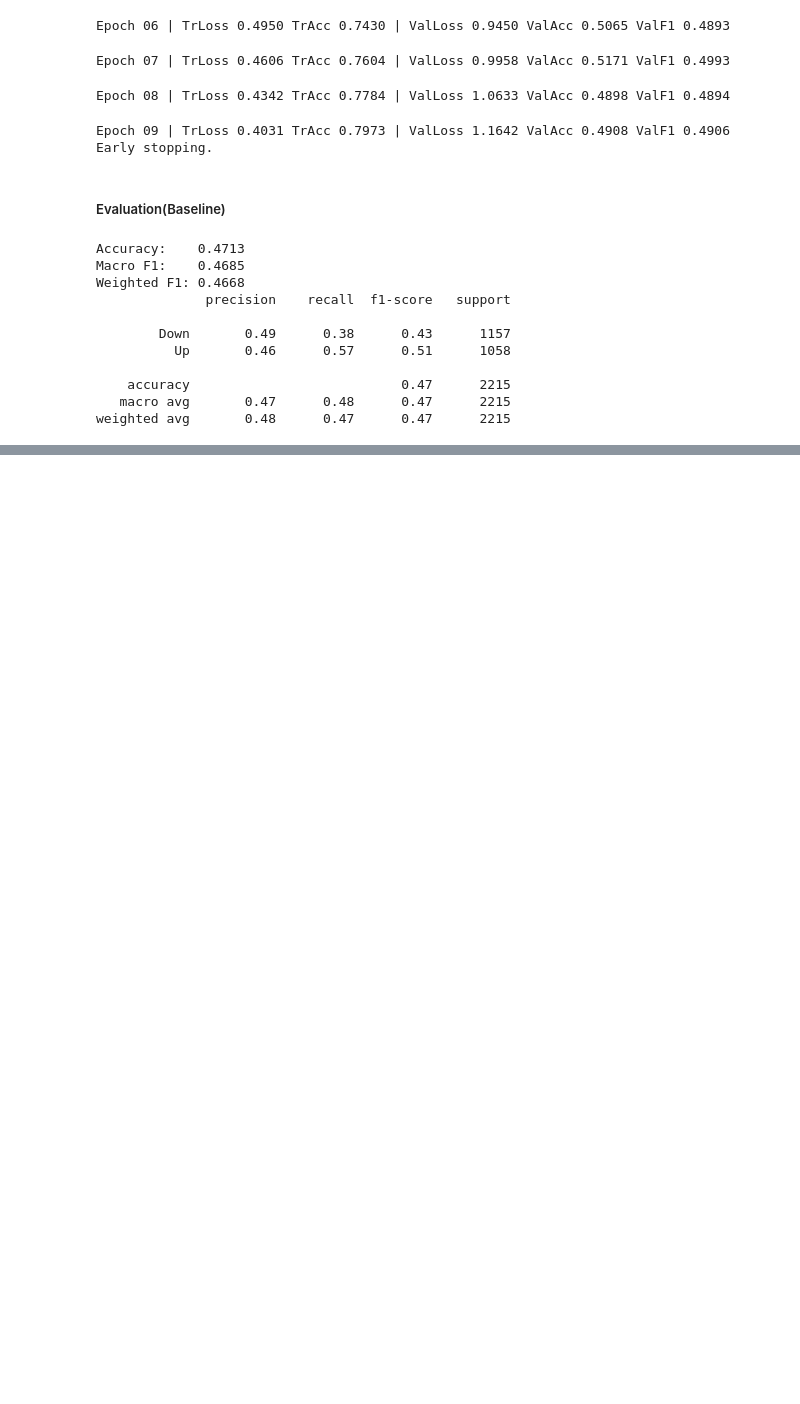
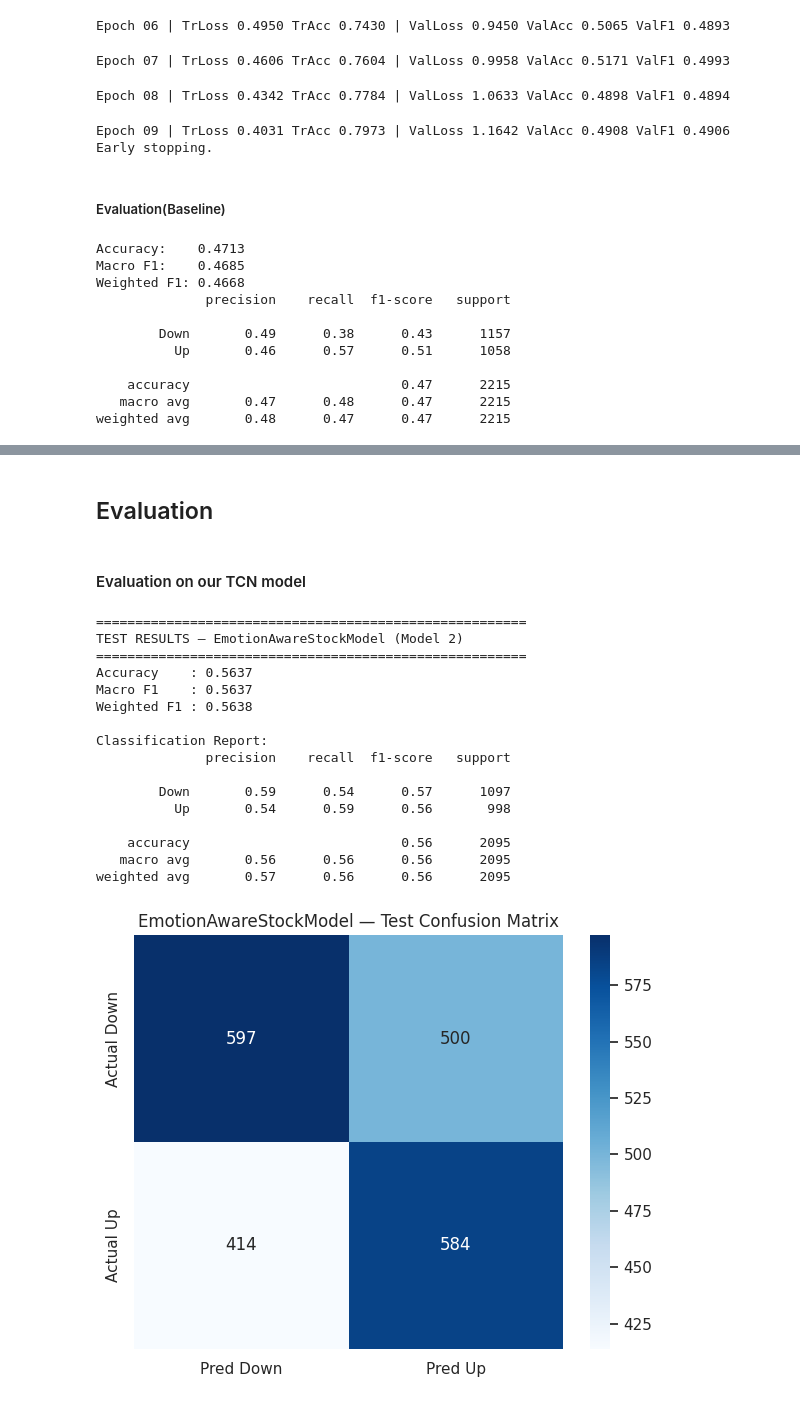
Before and after one commit to Abhinav0909/Stock-Prediction-using-Contrastive-Learning, a Jupyter notebook: Stock Prediction.ipynb, the cells around one changed output, grey strips where cells are left out. Drawn from its saved outputs; the diff is of its cells as text; code cells hidden in the pictures; blank space fills up the shorter version.

```diff
--- a/Stock Prediction.ipynb
+++ b/Stock Prediction.ipynb
@@ -1034,7 +1039,7 @@ from transformers import pipeline
 device = 0 if torch.cuda.is_available() else -1
 classifier = pipeline(
     'text-classification',
-    model='vamossyd/emtract-distilbert-base-uncased-emotion',
+    model='/content/drive/MyDrive/Practicum/emtract-distilbert-base-uncased-emotion',
     device=device,
     model_kwargs={'torch_dtype': torch.float16} if device == 0 else {}
 )
@@ -1427,7 +1434,7 @@ from transformers import pipeline
 device = 0 if torch.cuda.is_available() else -1
 classifier = pipeline(
     'text-classification',
-    model='vamossyd/emtract-distilbert-base-uncased-emotion',
+    model='/content/drive/MyDrive/Practicum/emtract-distilbert-base-uncased-emotion',
     device=device,
     model_kwargs={'torch_dtype': torch.float16} if device == 0 else {}
 )
@@ -3052,0 +3250,9 @@ weighted avg       0.48      0.47      0.47      2215
+# %%
+train_dataset_cl = ContrastiveDataset(X_tw_train_s, X_pr_train_s, y_cl, weights=seq_weights, noise_std=0.05, score_noise=0.02)
+val_dataset_cl   = ContrastiveDataset(X_tw_val_s,   X_pr_val_s,   y_val_cl, weights=None, noise_std=0.0, score_noise=0.0)
+
+train_loader_cl = DataLoader(train_dataset_cl, batch_size=256, shuffle=True,  worker_init_fn=worker_init_fn, num_workers=1)
+val_loader_cl   = DataLoader(val_dataset_cl,   batch_size=128, shuffle=False, worker_init_fn=worker_init_fn, num_workers=1)
+
+print(f"Train batches : {len(train_loader_cl)}")
+print(f"Val batches   : {len(val_loader_cl)}")
@@ -3052,0 +3571,57 @@ weighted avg       0.48      0.47      0.47      2215
+# %% [markdown]
+##  Evaluation
+# %% [markdown]
+#### Evaluation on our TCN model
+# %%
+test_dataset_final = ContrastiveDataset(X_tw_test_s, X_pr_test_s, y_test_cl, noise_std=0.0, score_noise=0.0)
+test_loader_final  = DataLoader(test_dataset_final, batch_size=64, shuffle=False)
+
+model_cl.eval()
+test_labels_all, test_probs_raw_all = [], []
+
+with torch.no_grad():
+    for tw1, pr1, _, _, _, _, lbl, _ in test_loader_final:
+        tw1, pr1   = tw1.to(DEVICE), pr1.to(DEVICE)
+        logits, *_ = model_cl(tw1, pr1)
+        probs      = torch.softmax(logits, dim=1)[:, 1]
+        test_labels_all.extend(lbl.numpy())
+        test_probs_raw_all.extend(probs.cpu().numpy())
+
+test_probs_raw_all = np.array(test_probs_raw_all)
+test_labels_all    = np.array(test_labels_all)
+test_preds_final = (test_probs_raw_all >= BEST_THRESHOLD).astype(int)
+print("\n" + "="*55)
+print("TEST RESULTS — EmotionAwareStockModel (Model 2)")
+print("="*55)
+print(f"Accuracy    : {np.mean(test_preds_final == test_labels_all):.4f}")
+print(f"Macro F1    : {f1_score(test_labels_all, test_preds_final, average='macro'):.4f}")
+print(f"Weighted F1 : {(f1_score(test_labels_all, test_preds_final, average='weighted')):.4f}")
+print("\nClassification Report:")
+print(classification_report(test_labels_all, test_preds_final, target_names=['Down', 'Up']))
+
+cm = confusion_matrix(test_labels_all, test_preds_final)
+plt.figure(figsize=(6, 5))
+sns.heatmap(cm, annot=True, fmt='d', cmap='Blues',
+            xticklabels=['Pred Down', 'Pred Up'],
+            yticklabels=['Actual Down', 'Actual Up'])
+plt.title('EmotionAwareStockModel — Test Confusion Matrix')
+plt.tight_layout()
+plt.show()
+# %% [output]
+=======================================================
+TEST RESULTS — EmotionAwareStockModel (Model 2)
+=======================================================
+Accuracy    : 0.5637
+Macro F1    : 0.5637
+Weighted F1 : 0.5638
+
+Classification Report:
+              precision    recall  f1-score   support
+
+        Down       0.59      0.54      0.57      1097
+          Up       0.54      0.59      0.56       998
+
+    accuracy                           0.56      2095
+   macro avg       0.56      0.56      0.56      2095
+weighted avg       0.57      0.56      0.56      2095
+[figure, added]
```
Also changed, not shown: parts of 32 cells of this notebook.
